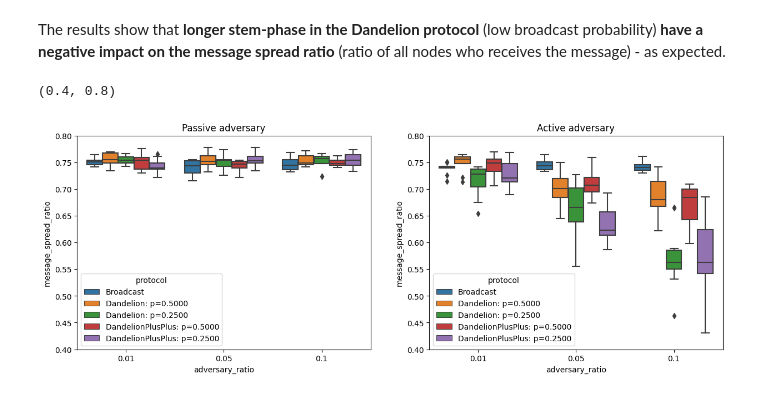
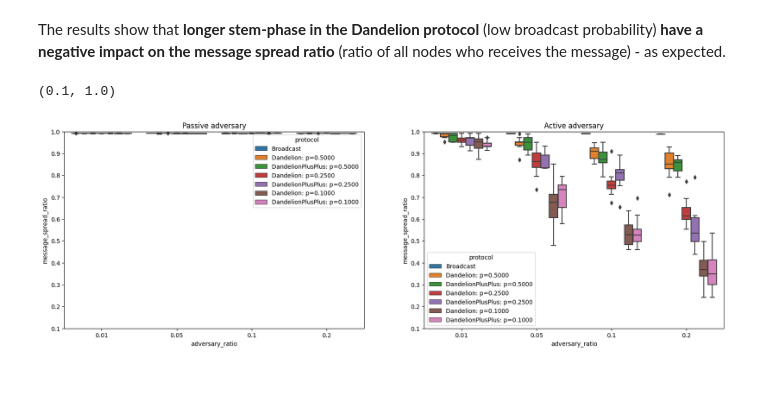
Before and after one commit to ferencberes/ethp2psim, a Jupyter notebook: Experimental.ipynb, the cells around one changed output. Saved outputs shown, nothing was run; the diff lists cells and outputs as text; code cells hidden in the pictures.

```diff
--- a/Experimental.ipynb
+++ b/Experimental.ipynb
@@ -88,15 +140,12 @@ def run_experiment(adversary_ratios, is_active_adversary=False):
     for adv_ratio in adversary_ratios:
         for _ in tqdm(range(num_trials)):
             # this part cannot be parallelized: it is important that different protocols will be evaluated with the same network and adversary setting
-            net = Network(network_size, degree, edge_weight_gen=ew_generator)
+            net = Network(nw_generator, ew_generator, network_size, degree)
             adv = Adversary(net, adv_ratio, is_active_adversary)
-            protocols = [
-                BroadcastProtocol(net, broadcast_mode=bc_mode),
-                DandelionProtocol(net, 0.5, broadcast_mode=bc_mode),
-                DandelionProtocol(net, 0.25, broadcast_mode=bc_mode),
-                DandelionPlusPlusProtocol(net, 0.5, broadcast_mode=bc_mode),
-                DandelionPlusPlusProtocol(net, 0.25, broadcast_mode=bc_mode),
-            ]
+            protocols = [BroadcastProtocol(net, broadcast_mode=bc_mode)]
+            for broadcast_proba in dandelion_bc_probas:
+                protocols.append(DandelionProtocol(net, broadcast_proba, broadcast_mode=bc_mode))
+                protocols.append(DandelionPlusPlusProtocol(net, broadcast_proba, broadcast_mode=bc_mode))
             for protocol in protocols:
                 new_reports, sim = run_and_eval(net, adv, protocol)
                 results += new_reports
@@ -115,16 +165,10 @@ Wall time: 18min 21s
 # %%
-def shorten_protocol_names(df, col="protocol"):
-    def transform_protocol_names(x: str):
-        val = x.replace("Protocol","").replace("spreading_proba","p")
-        val = val.split("broadcast")[0][:-1].replace("(", ": ")
-        if val[-1] == ",":
-            val = val[:-1]
-        return val
+def shorten_protocol_names_for_df(df, col="protocol"):
     tmp_df = df.copy()
-    tmp_df[col] = tmp_df[col].apply(transform_protocol_names)
+    tmp_df[col] = tmp_df[col].apply(shorten_protocol_name)
     return tmp_df
 # %%
-results_df_short = shorten_protocol_names(results_df)
+results_df_short = shorten_protocol_names_for_df(results_df)
 # %%
 fr_results_df = results_df_short[results_df_short["estimator"]=="first_reach"]
 fs_results_df = results_df_short[results_df_short["estimator"]=="first_sent"]
@@ -181,15 +227,15 @@ Wall time: 16min 26s
 # %%
-active_results_df_short = shorten_protocol_names(active_results_df)
+active_results_df_short = shorten_protocol_names_for_df(active_results_df)
 # %% [markdown]
 The results show that **longer stem-phase in the Dandelion protocol** (low broadcast probability) **have a negative impact on the message spread ratio** (ratio of all nodes who receives the message) - as expected.
 # %%
-fig, ax = plt.subplots(1,2, figsize=(15,5))
+fig, ax = plt.subplots(1,2, figsize=(20,6))
 sns.boxplot(data=results_df_short, x="adversary_ratio", y="message_spread_ratio", hue="protocol", ax=ax[0])
 ax[0].set_title("Passive adversary")
-ax[0].set_ylim(0.4,0.8)
+ax[0].set_ylim(0.1,1.0)
 sns.boxplot(data=active_results_df_short, x="adversary_ratio", y="message_spread_ratio", hue="protocol", ax=ax[1])
 ax[1].set_title("Active adversary")
-ax[1].set_ylim(0.4,0.8)
+ax[1].set_ylim(0.1,1.0)
 # %% [output]
-(0.4, 0.8)
+(0.1, 1.0)
-[figure, old version]
+[figure, new version]
```
Also changed, not shown: parts of 19 cells of this notebook, 1 other file.
